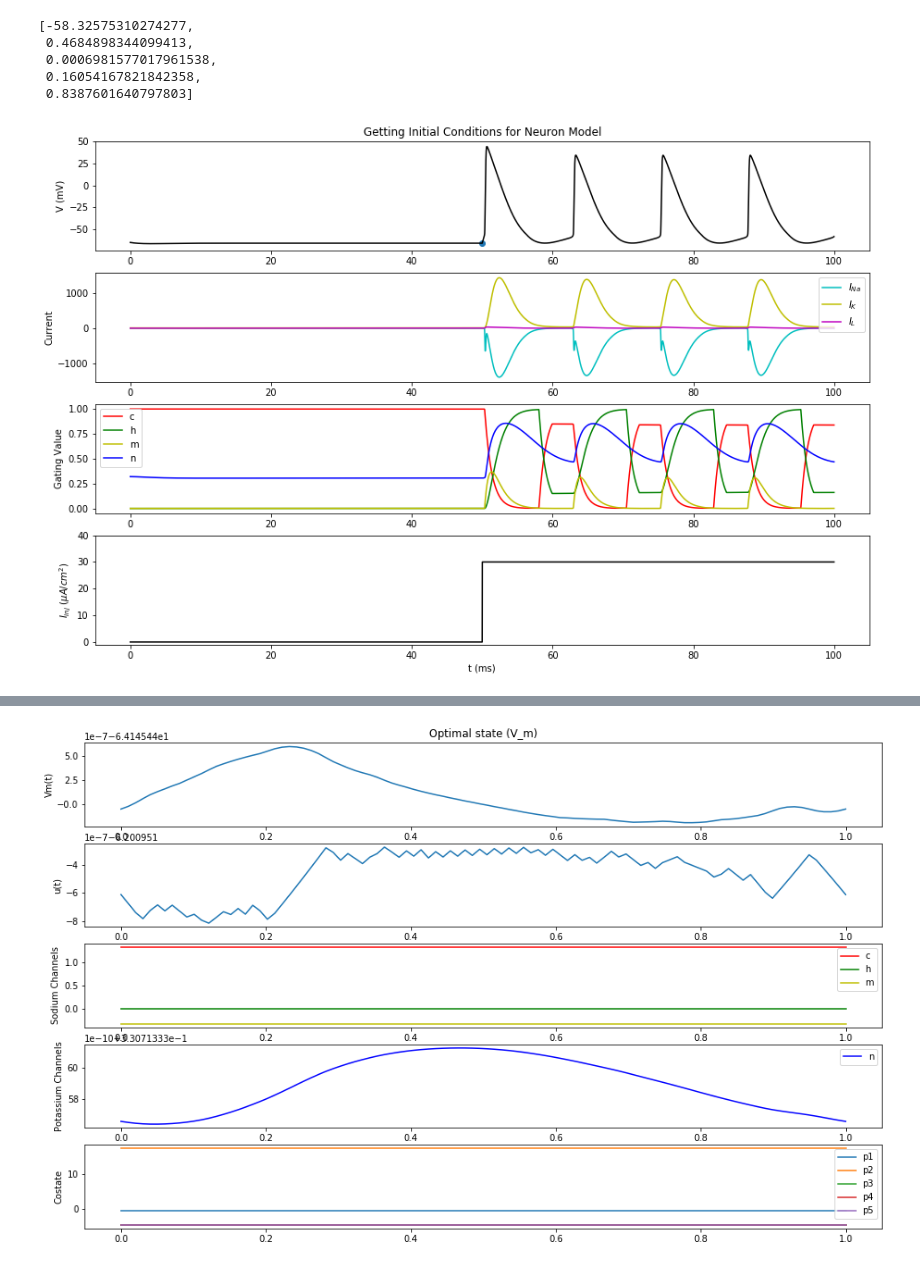
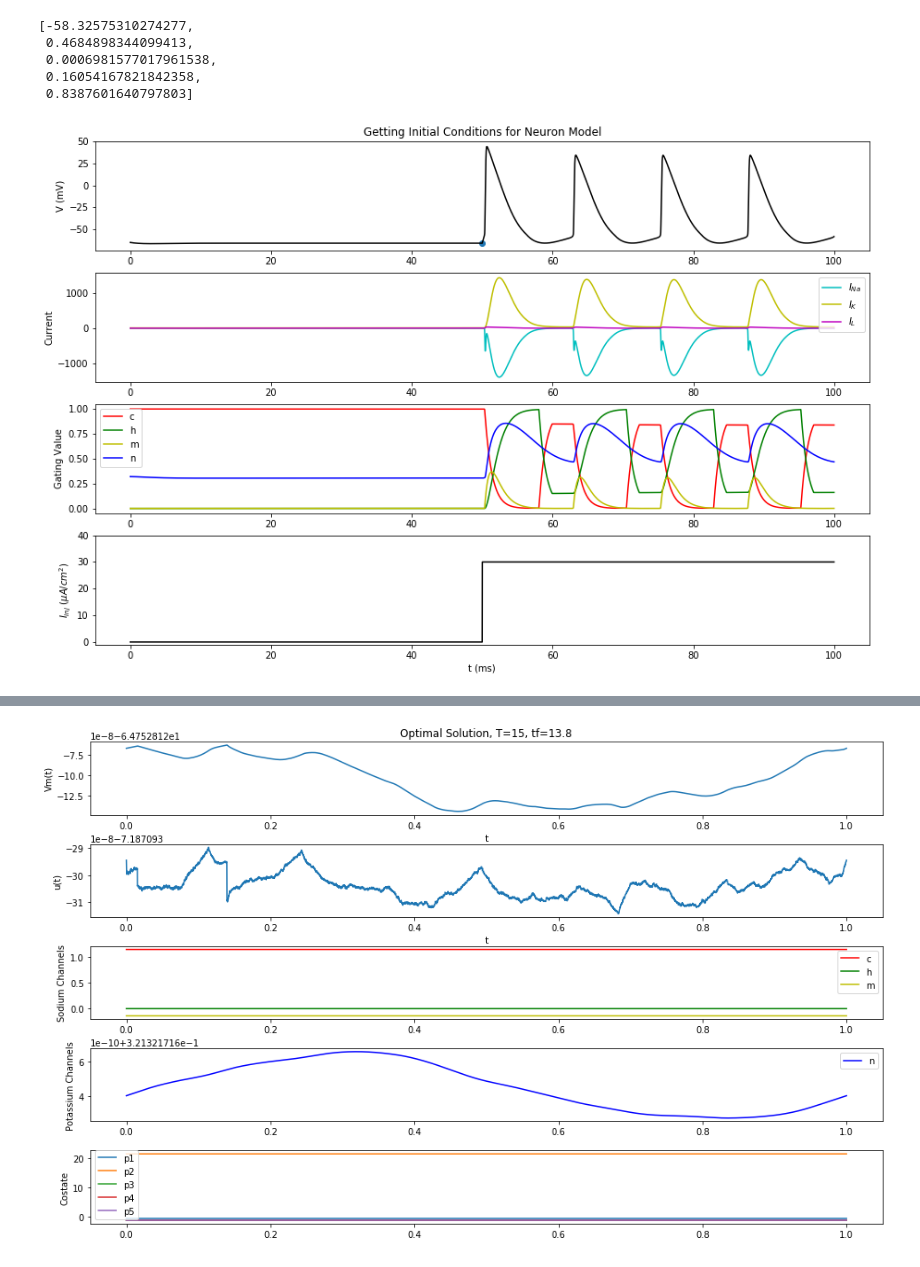
Before and after one commit to rexboyce/neuron_model, a Jupyter notebook: numerical_opt.ipynb, the cells around one changed output, grey strips where cells are left out. Saved outputs shown, nothing was run; the diff lists cells and outputs as text; code cells hidden in the pictures.

```diff
--- a/numerical_opt.ipynb
+++ b/numerical_opt.ipynb
@@ -234,6 +234,9 @@ runner.get_initial_conditions(plot=True)
  0.8387601640797803]
 # %%
 def f(t, y, tf):
+    """
+    outputs: [*(d state / dt), *(d costate / dt)]
+    """
     # unpack values from state, costate
     Vm, n, m, h, c, p1, p2, p3, p4, p5 = y
 
@@ -286,10 +289,10 @@ def bc(ya, yb, tf):
         ya[7] - yb[7],
         ya[8] - yb[8],
         ya[9] - yb[9],
-        p1 * dVm + p2 * dn + p3 * dm + p4 * dh + p5 * dc - u**2 - 2*(tf[0] - T)
+        p1 * dVm + p2 * dn + p3 * dm + p4 * dh + p5 * dc - u**2 - (20*(tf[0] - T))
     ])
 
-n_dims, n_points = 10, 100
+n_dims, n_points = 10, 5000
 t = np.linspace(0, 1, n_points)
 
 runner = HodgkinHuxley()
@@ -305,49 +308,50 @@ y_guess = np.vstack(
 tf_guess = [12.5]
 T = 15
 
-for tf_guess in ([1], [10], [12.5], [100]):
-    print(f"tf guess: {tf_guess}")
-    sol = solve_bvp(f, bc, t, y_guess, tf_guess)
-    print(sol.p)
+# for tf_guess in ([1], [10], [12.5], [100]):
+print(f"tf guess: {tf_guess}")
+sol = solve_bvp(f, bc, t, y_guess, tf_guess)
+print(sol.p)
 
-    # unpack values from state, costate
-    Vm, n, m, h, c, p1, p2, p3, p4, p5 = sol.y
-    costates = (p1, p2, p3, p4, p5)
+# unpack values from state, costate
+Vm, n, m, h, c, p1, p2, p3, p4, p5 = sol.y
+costates = (p1, p2, p3, p4, p5)
 
-    # state evolution eqs
-    u = np.log(p1 * g_Na * m * (Vm - V_Na)) - np.log(2 * C_m)
+u = np.log(p1 * g_Na * m * (Vm - V_Na)) - np.log(2 * C_m)
 
-    # plot results
-    plt.figure(figsize=(16,10))
-    plt.subplot(511)
-    plt.plot(sol.x, Vm)
-    plt.xlabel("t")
-    plt.ylabel("Vm(t)")
-    plt.title("Optimal state (V_m)")
+# plot results
+plt.figure(figsize=(16,10))
+plt.subplot(511)
+plt.plot(sol.x, Vm)
+plt.xlabel("t")
+plt.ylabel("Vm(t)")
+plt.title(f"Optimal Solution, T={T}, tf={round(sol.p[0], 2)}")
 
-    plt.subplot(512)
-    plt.plot(sol.x, u)
-    plt.xlabel("t")
-    plt.ylabel("u(t)")
+plt.subplot(512)
+plt.plot(sol.x, u)
+plt.xlabel("t")
+plt.ylabel("u(t)")
 
-    plt.subplot(513)
-    plt.plot(sol.x, c, 'r', label='c')
-    plt.plot(sol.x, h, 'g', label='h')
-    plt.plot(sol.x, 1 - c - h, 'y', label='m')
-    plt.ylabel('Sodium Channels')
-    plt.legend()
+plt.subplot(513)
+plt.plot(sol.x, c, 'r', label='c')
+plt.plot(sol.x, h, 'g', label='h')
+plt.plot(sol.x, 1 - c - h, 'y', label='m')
+plt.ylabel('Sodium Channels')
+plt.legend()
 
-    plt.subplot(514)
-    plt.plot(sol.x, n, 'b', label='n')
-    plt.ylabel('Potassium Channels')
-    plt.legend()
+plt.subplot(514)
+plt.plot(sol.x, n, 'b', label='n')
+plt.ylabel('Potassium Channels')
+plt.legend()
 
-    plt.subplot(515)
-    for i, pi in enumerate(costates):
-        plt.plot(sol.x, pi, label=f"p{i+1}")
-    plt.ylabel('Costate')
-    plt.legend()
+plt.subplot(515)
+for i, pi in enumerate(costates):
+    plt.plot(sol.x, pi, label=f"p{i+1}")
+plt.ylabel('Costate')
+plt.legend()
 
-    plt.show()
+plt.subplots_adjust(hspace=0.4)
+plt.savefig('our_model_hamiltonian_constraint', dpi=300)
+plt.show()
 # %% [output]
 [figure]
@@ -356 +360 @@ tf guess: [1]
-[figure, old version]
+[figure, new version]
```
Also changed, not shown: parts of 2 cells of this notebook.
